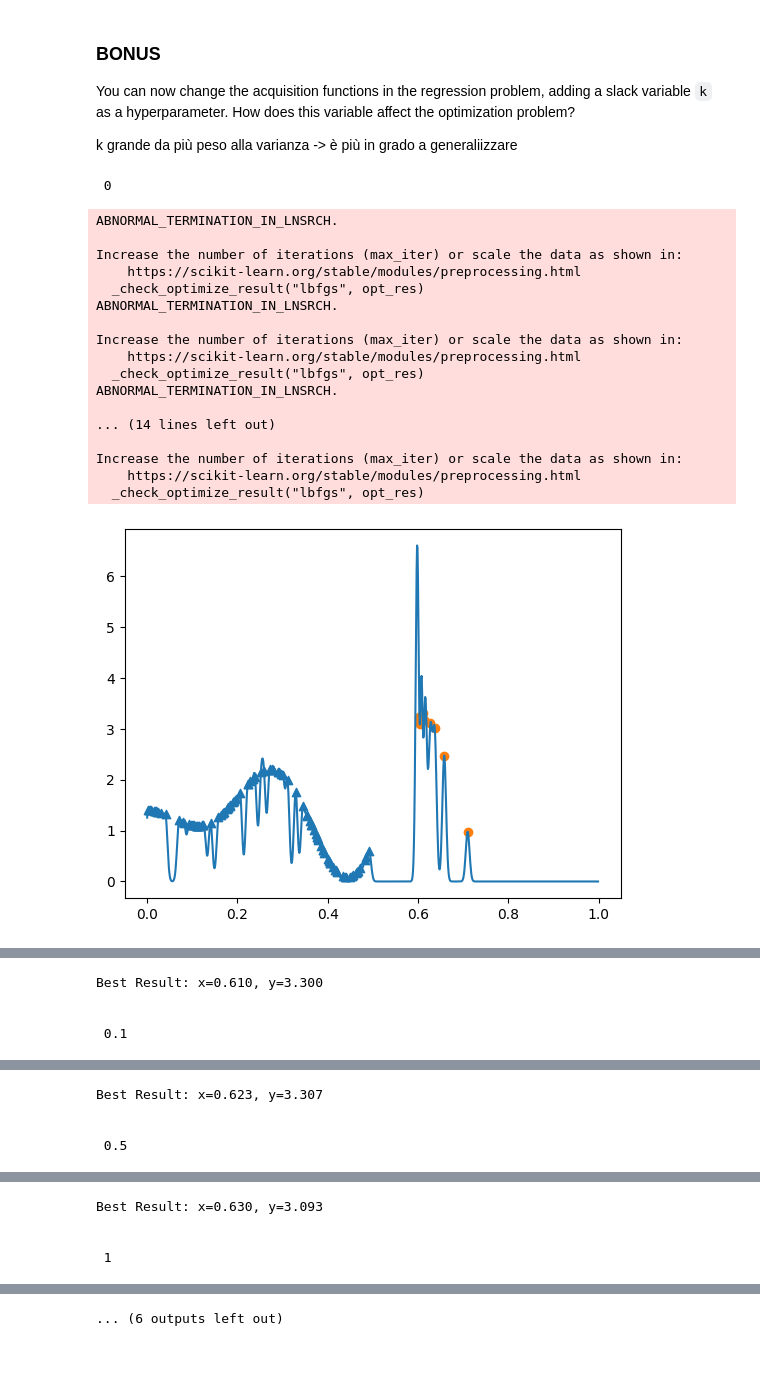
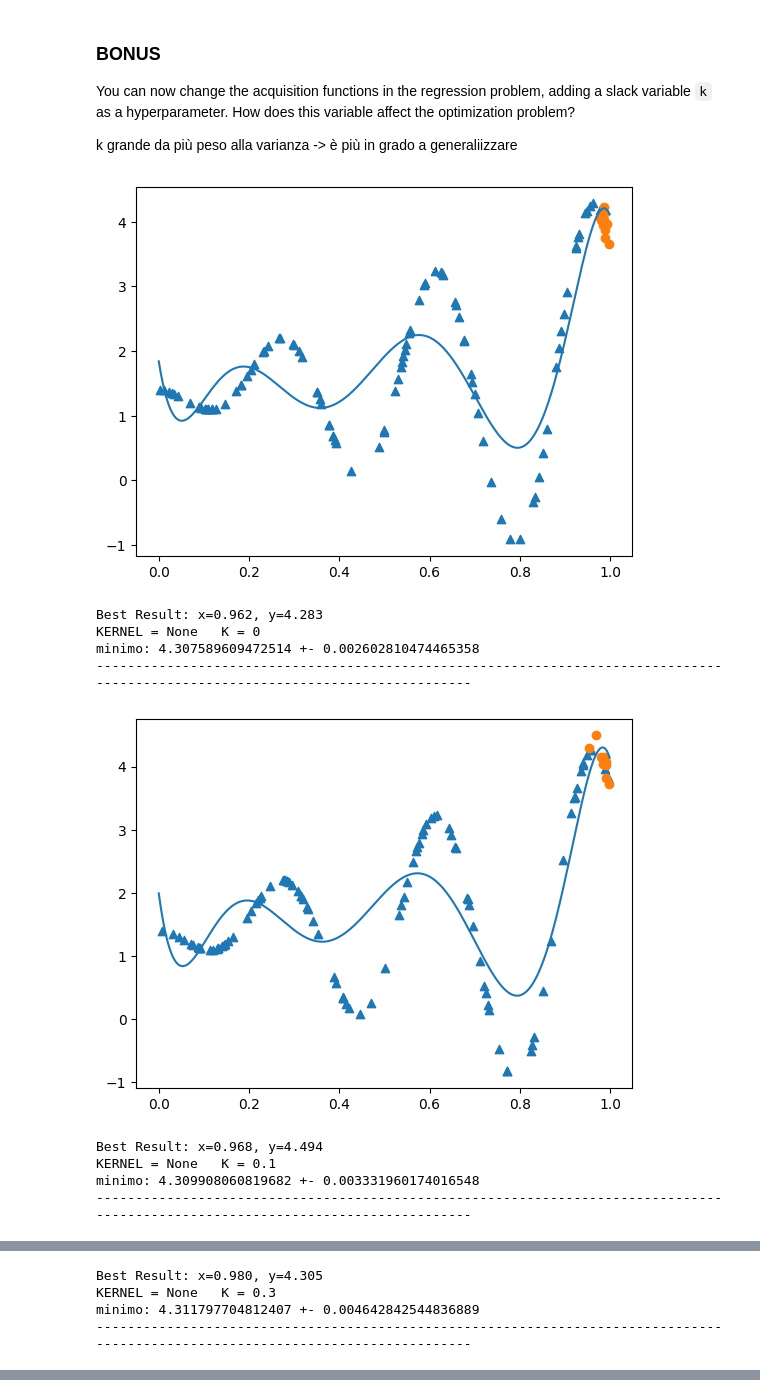
Before and after one commit to CarlottaGiacchetta/lab_optimizationTechniques, a Jupyter notebook: lab6/optimtech_lab6.ipynb, the cells around one changed output, grey strips where cells are left out. Saved outputs shown, nothing was run; the diff lists cells and outputs as text; code cells hidden in the pictures; blank space fills up the shorter version.

```diff
--- a/lab6/optimtech_lab6.ipynb
+++ b/lab6/optimtech_lab6.ipynb
@@ -456,30 +529,35 @@ You can now change the acquisition functions in the regression problem, adding a
 k grande da più  peso alla varianza -> è più in grado a generaliizzare
 # %%
 size = 100
-for k in [0, 0.1, 0.3, 0.5, 1, 1.5, 4]:
-    print('\n\n',k)
-    X, y, model = bayesianOptmization(10, size, UCB, multimodal_2, prior_3, k = k, kernel=kernel_rbf) #TODO try with other priors, acquisition functions and objective func
-    plot(X, y, model, size)
-    # best result
-    ix = argmax(y)
-    print('Best Result: x=%.3f, y=%.3f' % (X[ix][0], y[ix][0]))
+k_list = [0, 0.1, 0.3, 0.5, 1, 1.5, 4, 15]
+
+for k in k_list:
+    min_list = []
+
+    for sssss in range(100):
+        X, y, model = bayesianOptmization(10, size, LCB, multimodal_2, prior_1, k = k, kernel=None) #TODO try with other priors, acquisition functions and objective func
+        ix = argmax(y)
+
+        if sssss == 0:
+            plot(X, y, model, size)
+            # best result
+            print('Best Result: x=%.3f, y=%.3f' % (X[ix][0], y[ix][0]))
+
+        min_list.append(y[ix][0])
+
+    media = sum(min_list) / len(min_list)
+    varianza = sum((x - media) ** 2 for x in min_list) / len(min_list)
+    print(f'KERNEL = {kernel}\tK = {k}')
+    print(f'minimo: {media} +- {varianza}' )
+    print('--------------------------------------------------------------------------------------------------------------------------------\n\n\n')
 # %% [output]
+[figure, new version]
- 0
+Best Result: x=0.962, y=4.283
+KERNEL = None   K = 0
+minimo: 4.307589609472514 +- 0.002602810474465358
+--------------------------------------------------------------------------------------------------------------------------------
+[figure, new version]
-ABNORMAL_TERMINATION_IN_LNSRCH.
-
-Increase the number of iterations (max_iter) or scale the data as shown in:
-    https://scikit-learn.org/stable/modules/preprocessing.html
-  _check_optimize_result("lbfgs", opt_res)
-ABNORMAL_TERMINATION_IN_LNSRCH.
-
-Increase the number of iterations (max_iter) or scale the data as shown in:
-    https://scikit-learn.org/stable/modules/preprocessing.html
-  _check_optimize_result("lbfgs", opt_res)
-ABNORMAL_TERMINATION_IN_LNSRCH.
-
-... (14 lines left out)
-
-Increase the number of iterations (max_iter) or scale the data as shown in:
-    https://scikit-learn.org/stable/modules/preprocessing.html
-  _check_optimize_result("lbfgs", opt_res)
+Best Result: x=0.968, y=4.494
+KERNEL = None   K = 0.1
+minimo: 4.309908060819682 +- 0.003331960174016548
+--------------------------------------------------------------------------------------------------------------------------------
-[figure, old version]
@@ -486,4 +565,4 @@ Increase the number of iterations (max_iter) or scale the data as shown in:
-Best Result: x=0.610, y=3.300
-
-
- 0.1
+Best Result: x=0.980, y=4.305
+KERNEL = None   K = 0.3
+minimo: 4.311797704812407 +- 0.004642842544836889
+--------------------------------------------------------------------------------------------------------------------------------
@@ -516,4 +575,0 @@ Increase the number of iterations (max_iter) or scale the data as shown in:
-Best Result: x=0.623, y=3.307
-
-
- 0.5
@@ -521,4 +575,0 @@ Best Result: x=0.623, y=3.307
-Best Result: x=0.630, y=3.093
-
-
- 1
@@ -526 +575,0 @@ Best Result: x=0.630, y=3.093
-... (6 outputs left out)
```
Also changed, not shown: parts of 4 cells of this notebook.
